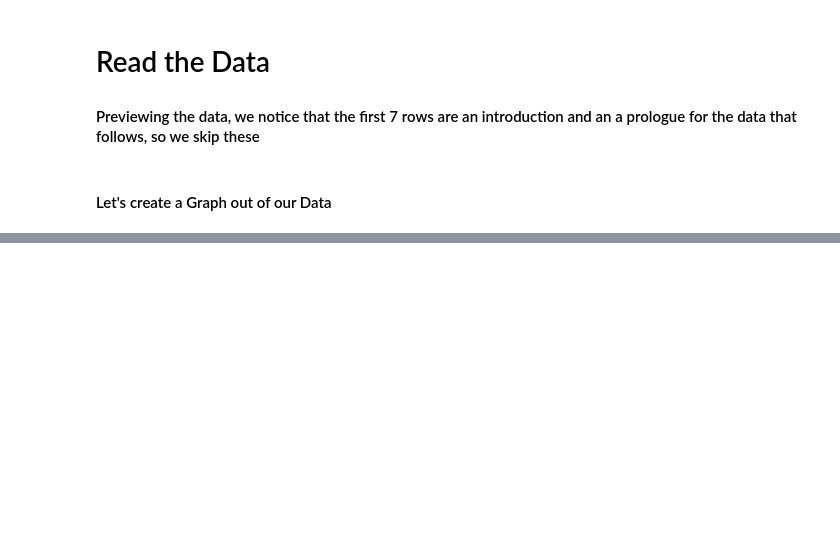
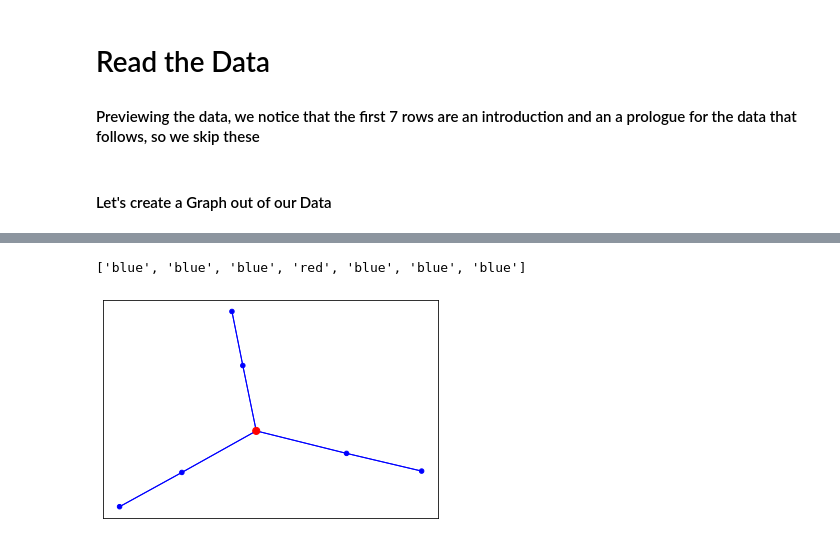
Before and after one commit to Gruntrexpewrus/Hmk5-ADM, a Jupyter notebook: nik.ipynb, the cells around one changed output, grey strips where cells are left out. Saved outputs shown, nothing was run; the diff lists cells and outputs as text; code cells hidden in the pictures; blank space fills up the shorter version.

```diff
--- a/nik.ipynb
+++ b/nik.ipynb
@@ -343,0 +361,2 @@ if a[2]==3:
+# %%
+a=G.functionality1()
@@ -343,0 +370,27 @@ if a[2]==3:
+# %%
+newgraph=a[0]
+newgraph=list(newgraph)
+k=Gr.subgraph(newgraph)
+color_map = []
+nodesize=[]
+for i in range(0,len(newgraph)):
+    count=0
+    if newgraph[i]==a[1]:
+        count=+1
+    if count==0:
+        nodesize.append(20)
+        color_map.append("blue")
+    else:
+        color_map.append("red")
+        nodesize.append(50)
+# %% [output]
+['blue', 'blue', 'blue', 'red', 'blue', 'blue', 'blue']
+# %%
+if a[2]==1:
+    nx.draw_networkx(k,node_size=nodesize, with_labels=False, node_color=color_map, nodelist=newgraph, edge_color="blue",arrows=False)
+if a[2]==2:
+    nx.draw_networkx(k,node_size=nodesize, with_labels=False, node_color=color_map, nodelist=newgraph,edge_color="black",arrows=False)
+if a[2]==3:
+    nx.draw_networkx(k,node_size=nodesize, with_labels=False, node_color=color_map, nodelist=newgraph, edge_color="red",arrows=False)
+# %% [output]
+[figure, added]
```
Also changed, not shown: parts of 17 cells of this notebook.
